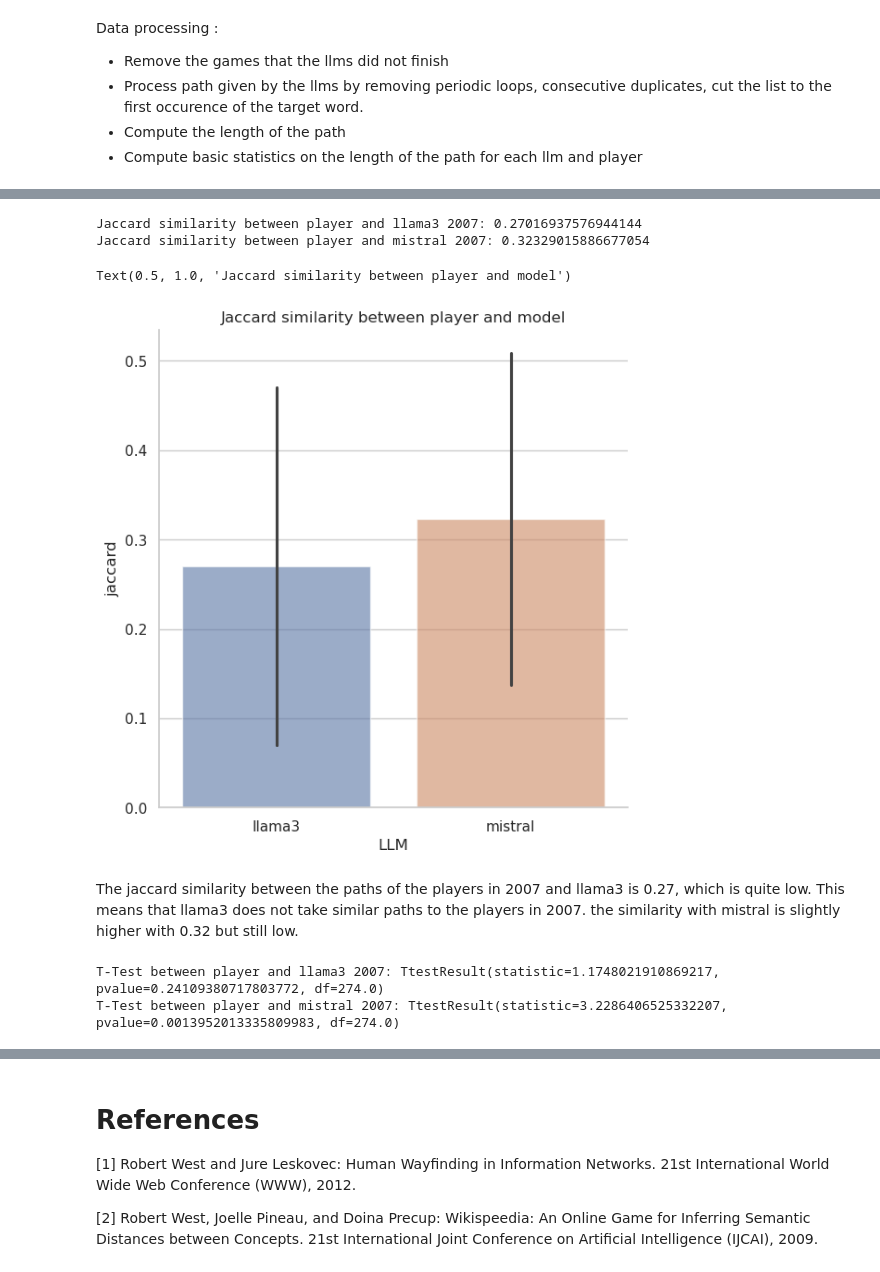
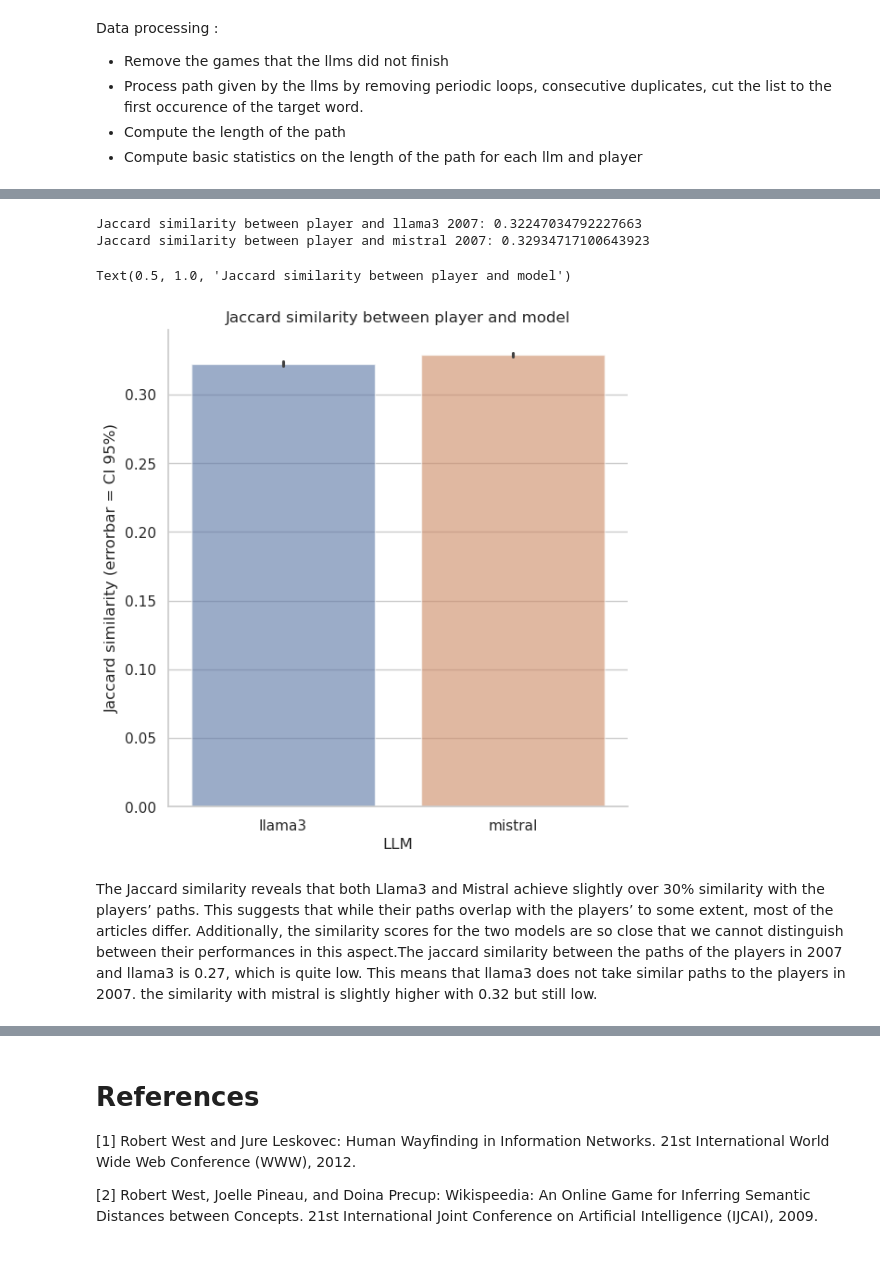
Before and after one commit to epfl-ada/ada-2024-project-outlier-1, a Jupyter notebook: results.ipynb, the cells around one changed output, grey strips where cells are left out. Drawn from its saved outputs; the diff is of its cells as text; code cells hidden in the pictures.

```diff
--- a/results.ipynb
+++ b/results.ipynb
@@ -1553,6 +1553,10 @@ mistral_2007 = pd.read_csv(DATA + "mistral/llm_paths.csv",index_col=['start', 'e
 mistral_2024 = pd.read_csv(DATA + "mistral/llm_paths2024.csv",index_col=['start', 'end'])
 
 ## Player 2007
-players_2007 = pd.read_csv(DATA + "wikispeedia_paths-and-graph/paths_finished.tsv",sep='\t', comment='#', names=['hashedIpAddress', 'timestamp', 'durationInSec', 'path', 'rating'])
+players_2007 = pd.read_csv(PATH_2007 + "/paths_finished.tsv",sep='\t', comment='#', names=['hashedIpAddress', 'timestamp', 'durationInSec', 'path', 'rating'])
+
+## Path finished + unfinished
+path_finished = pd.read_csv(PATH_2007 + "/paths_finished.tsv",sep='\t', comment='#', names=['hashedIpAddress', 'timestamp', 'durationInSec', 'path', 'rating'])
+path_unfinished = pd.read_csv(PATH_2007 + "/paths_unfinished.tsv",sep='\t', comment='#', names=['hashedIpAddress', 'timestamp', 'durationInSec', 'path', 'target', 'type'])
 # %%
 players_2007=process_player_path_data(players_2007)
@@ -1665,35 +1738,26 @@ This result should be treated with coution because the LLMs only played each gam
 # %%
 # compute jaccard similarity between player and model
 players_2007 = players_2007["path"].apply(fix_player_path) # removing '<' in the path
 jaccard_llama3 = pd.merge(players_2007, llama3_2007, on=['start', 'end'], suffixes=('_x', '_y'))
 jaccard_llama3['jaccard'] = jaccard_llama3.apply(jaccard_similarity, axis=1)
 print(f'Jaccard similarity between player and llama3 2007: {jaccard_llama3["jaccard"].mean()}')
 
 jaccard_mistral = pd.merge(players_2007, mistral_2007, on=['start', 'end'], suffixes=('_x', '_y'))
 jaccard_mistral['jaccard'] = jaccard_mistral.apply(jaccard_similarity, axis=1)
 print(f'Jaccard similarity between player and mistral 2007: {jaccard_mistral["jaccard"].mean()}')
 
 jaccard_llama3["LLM"] = "llama3"
 jaccard_mistral["LLM"] = "mistral"
 
 jaccard = pd.concat([jaccard_llama3, jaccard_mistral])
 sns.set_theme(style="whitegrid")
-g = sns.catplot(x="LLM", y="jaccard", hue="LLM", data=jaccard, kind="bar", height=6, alpha=.6,errorbar="sd")
+g = sns.catplot(x="LLM", y="jaccard", hue="LLM", data=jaccard, kind="bar", height=6, alpha=.6,errorbar=("ci", 95))
+g.set_axis_labels("LLM", "Jaccard similarity (errorbar = CI 95%)")
 plt.title("Jaccard similarity between player and model")
 # %% [output]
-Jaccard similarity between player and llama3 2007: 0.27016937576944144
-Jaccard similarity between player and mistral 2007: 0.32329015886677054
+Jaccard similarity between player and llama3 2007: 0.32247034792227663
+Jaccard similarity between player and mistral 2007: 0.32934717100643923
 Text(0.5, 1.0, 'Jaccard similarity between player and model')
-[figure, old version]
+[figure, new version]
 # %% [markdown]
-The jaccard similarity between the paths of the players in 2007 and llama3 is 0.27, which is quite low. This means that llama3 does not take similar paths to the players in 2007. the similarity with mistral is slightly higher with 0.32 but still low.
+The Jaccard similarity reveals that both Llama3 and Mistral achieve slightly over 30% similarity with the players’ paths. This suggests that while their paths overlap with the players’ to some extent, most of the articles differ. Additionally, the similarity scores for the two models are so close that we cannot distinguish between their performances in this aspect.The jaccard similarity between the paths of the players in 2007 and llama3 is 0.27, which is quite low. This means that llama3 does not take similar paths to the players in 2007. the similarity with mistral is slightly higher with 0.32 but still low.
-# %%
-# T-Test Compare the means of path lengths (human vs. model)
-# with a significance level of 0.05
-ttest_llama3 = ttest_ind(avglen['llama3_2007'], avglen['mean'])
-ttest_mistral = ttest_ind(avglen['mistral_2007'], avglen['mean'])
-print(f'T-Test between player and llama3 2007: {ttest_llama3}')
-print(f'T-Test between player and mistral 2007: {ttest_mistral}')
-# %% [output]
-T-Test between player and llama3 2007: TtestResult(statistic=1.1748021910869217, pvalue=0.24109380717803772, df=274.0)
-T-Test between player and mistral 2007: TtestResult(statistic=3.2286406525332207, pvalue=0.0013952013335809983, df=274.0)
```
Also changed, not shown: parts of 30 cells of this notebook, 1 other file.
